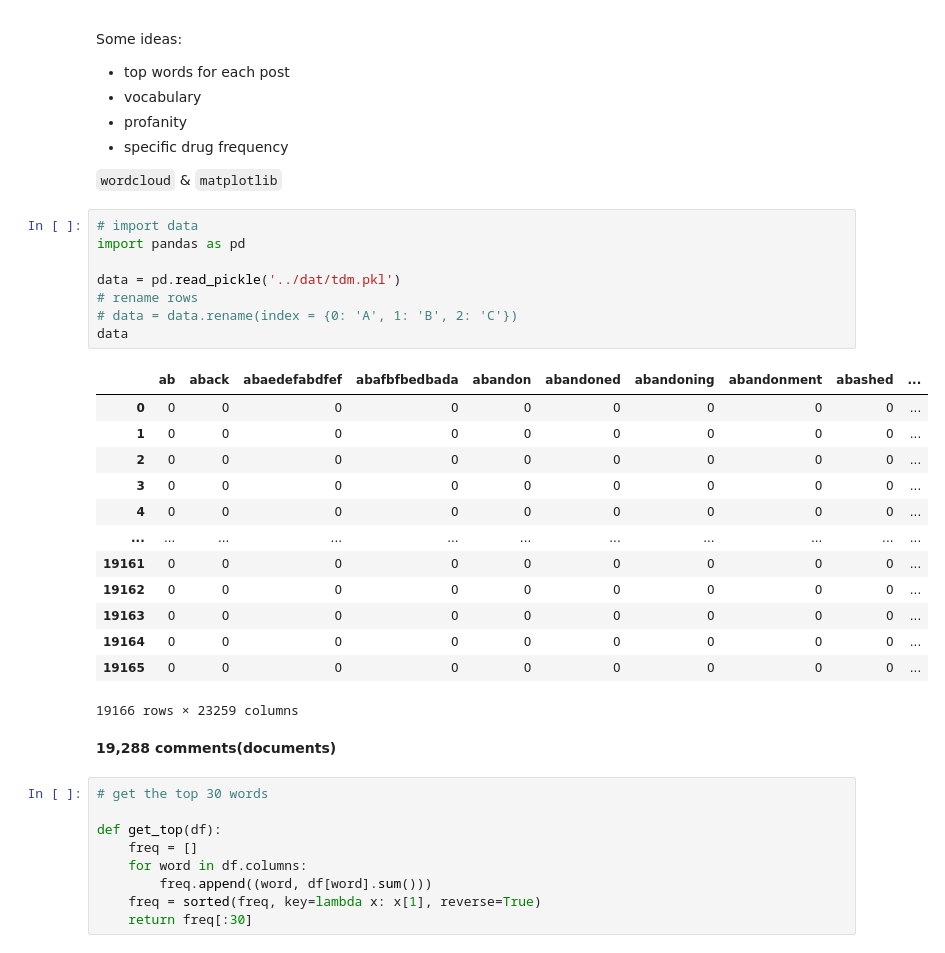
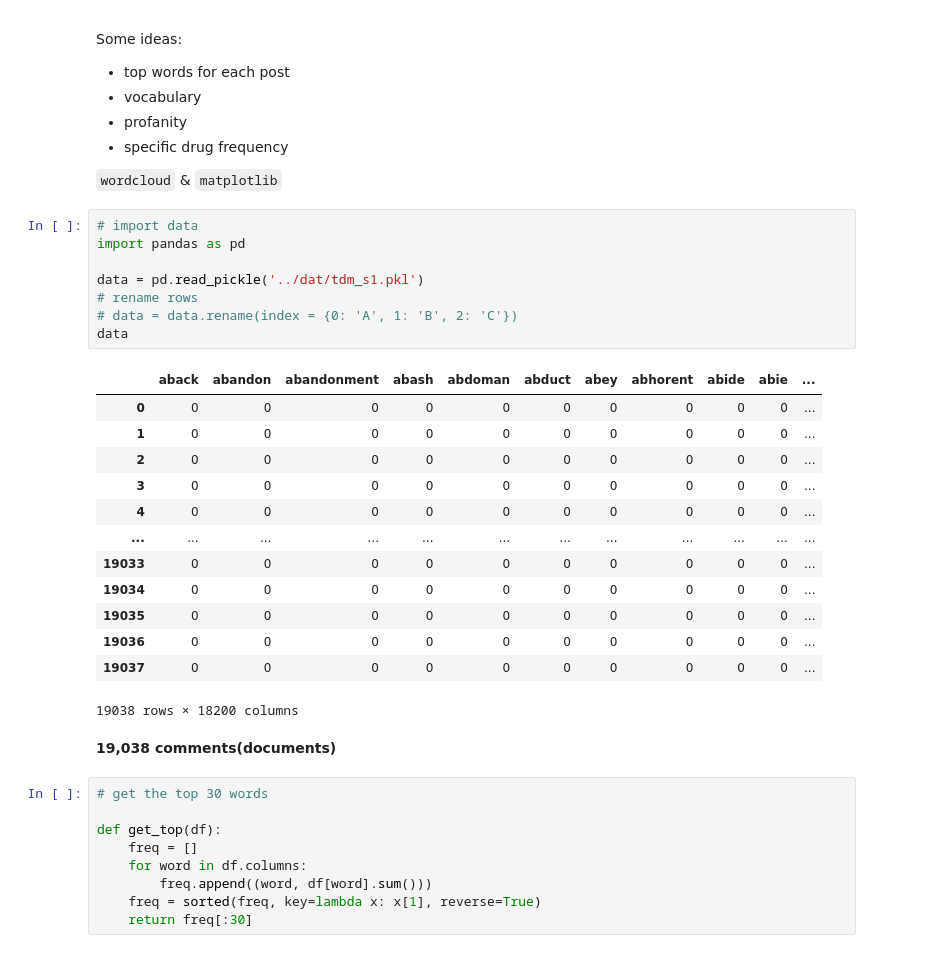
Before and after one commit to labouz/r-euphoria-tm, a Jupyter notebook: py/eda.ipynb, the cells around one changed output. Saved outputs shown, nothing was run; the diff lists cells and outputs as text.

```diff
--- a/py/eda.ipynb
+++ b/py/eda.ipynb
@@ -18,27 +18,27 @@ Some ideas:
 # %%
 # import data
 import pandas as pd
 
-data = pd.read_pickle('../dat/tdm.pkl')
+data = pd.read_pickle('../dat/tdm_s1.pkl')
 # rename rows
 # data = data.rename(index = {0: 'A', 1: 'B', 2: 'C'})
 data
 # %% [output]
-|  | ab | aback | abaedefabdfef | abafbfbedbada | abandon | abandoned | abandoning | abandonment | abashed | ... |
-| 0 | 0 | 0 | 0 | 0 | 0 | 0 | 0 | 0 | 0 | ... |
-| 1 | 0 | 0 | 0 | 0 | 0 | 0 | 0 | 0 | 0 | ... |
-| 2 | 0 | 0 | 0 | 0 | 0 | 0 | 0 | 0 | 0 | ... |
-| 3 | 0 | 0 | 0 | 0 | 0 | 0 | 0 | 0 | 0 | ... |
-| 4 | 0 | 0 | 0 | 0 | 0 | 0 | 0 | 0 | 0 | ... |
-| ... | ... | ... | ... | ... | ... | ... | ... | ... | ... | ... |
-| 19161 | 0 | 0 | 0 | 0 | 0 | 0 | 0 | 0 | 0 | ... |
-| 19162 | 0 | 0 | 0 | 0 | 0 | 0 | 0 | 0 | 0 | ... |
-| 19163 | 0 | 0 | 0 | 0 | 0 | 0 | 0 | 0 | 0 | ... |
-| 19164 | 0 | 0 | 0 | 0 | 0 | 0 | 0 | 0 | 0 | ... |
-| 19165 | 0 | 0 | 0 | 0 | 0 | 0 | 0 | 0 | 0 | ... |
+|  | aback | abandon | abandonment | abash | abdoman | abduct | abey | abhorent | abide | abie | ... |
+| 0 | 0 | 0 | 0 | 0 | 0 | 0 | 0 | 0 | 0 | 0 | ... |
+| 1 | 0 | 0 | 0 | 0 | 0 | 0 | 0 | 0 | 0 | 0 | ... |
+| 2 | 0 | 0 | 0 | 0 | 0 | 0 | 0 | 0 | 0 | 0 | ... |
+| 3 | 0 | 0 | 0 | 0 | 0 | 0 | 0 | 0 | 0 | 0 | ... |
+| 4 | 0 | 0 | 0 | 0 | 0 | 0 | 0 | 0 | 0 | 0 | ... |
+| ... | ... | ... | ... | ... | ... | ... | ... | ... | ... | ... | ... |
+| 19033 | 0 | 0 | 0 | 0 | 0 | 0 | 0 | 0 | 0 | 0 | ... |
+| 19034 | 0 | 0 | 0 | 0 | 0 | 0 | 0 | 0 | 0 | 0 | ... |
+| 19035 | 0 | 0 | 0 | 0 | 0 | 0 | 0 | 0 | 0 | 0 | ... |
+| 19036 | 0 | 0 | 0 | 0 | 0 | 0 | 0 | 0 | 0 | 0 | ... |
+| 19037 | 0 | 0 | 0 | 0 | 0 | 0 | 0 | 0 | 0 | 0 | ... |
-19166 rows × 23259 columns
+19038 rows × 18200 columns
 # %% [markdown]
-**19,288 comments(documents)**
+**19,038 comments(documents)**
 # %%
 # get the top 30 words
 
```
Also changed, not shown: parts of 22 cells of this notebook, 10 other files.
